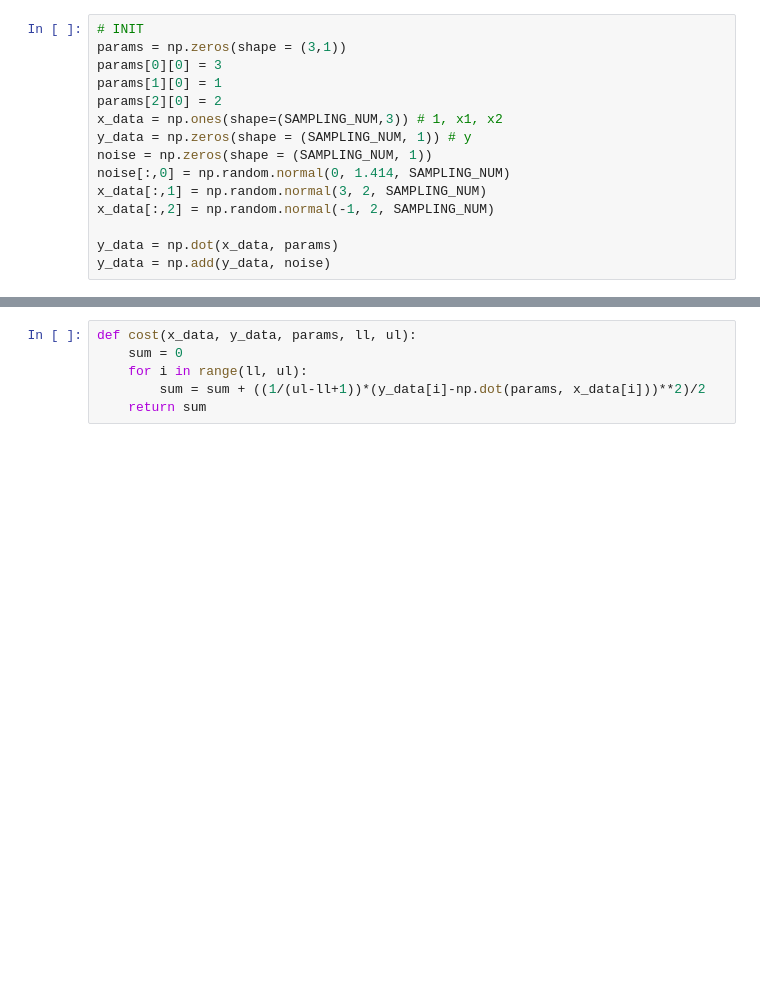
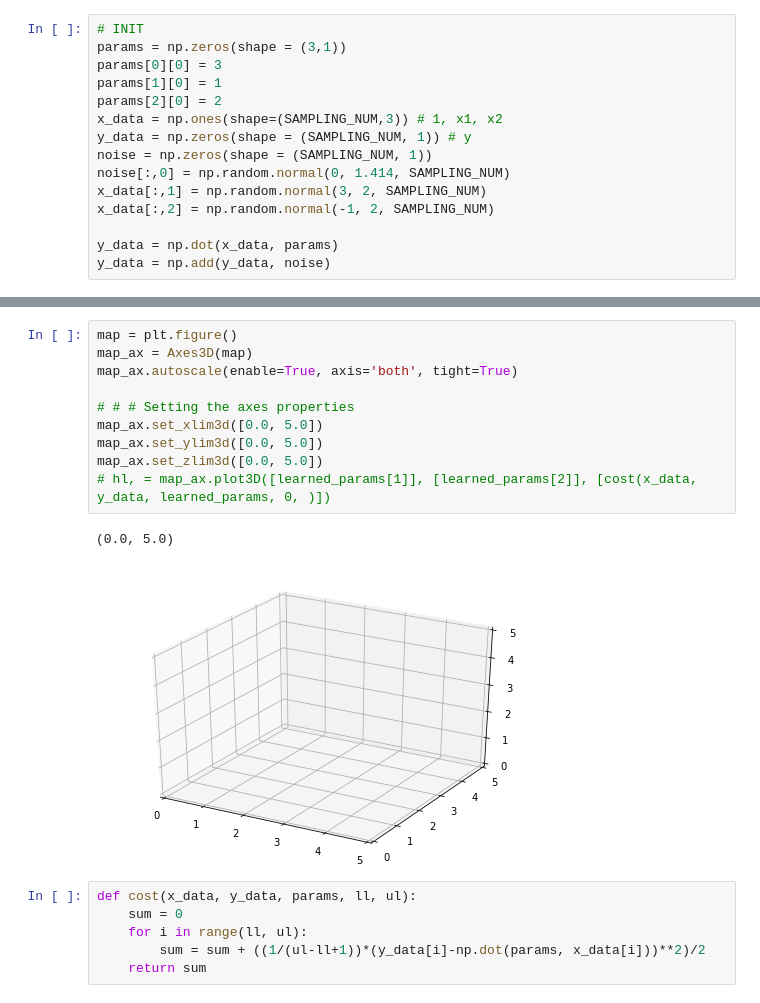
Before and after one commit to karan469/Machine-Learning-COL774, a Jupyter notebook: q2/q2_c.ipynb, the cells around one changed output, grey strips where cells are left out. Cells and saved outputs as stored; diff of their text form; blank space fills up the shorter version.

```diff
--- a/q2/q2_c.ipynb
+++ b/q2/q2_c.ipynb
@@ -35,3 +58,16 @@ plt.show()
+# %%
+map = plt.figure()
+map_ax = Axes3D(map)
+map_ax.autoscale(enable=True, axis='both', tight=True)
+
+# # # Setting the axes properties
+map_ax.set_xlim3d([0.0, 5.0])
+map_ax.set_ylim3d([0.0, 5.0])
+map_ax.set_zlim3d([0.0, 5.0])
+# hl, = map_ax.plot3D([learned_params[1]], [learned_params[2]], [cost(x_data, y_data, learned_params, 0, )])
+# %% [output]
+(0.0, 5.0)
+[figure, added]
 # %%
 def cost(x_data, y_data, params, ll, ul):
     sum = 0
```
Also changed, not shown: parts of 5 cells of this notebook, 3 other files.
